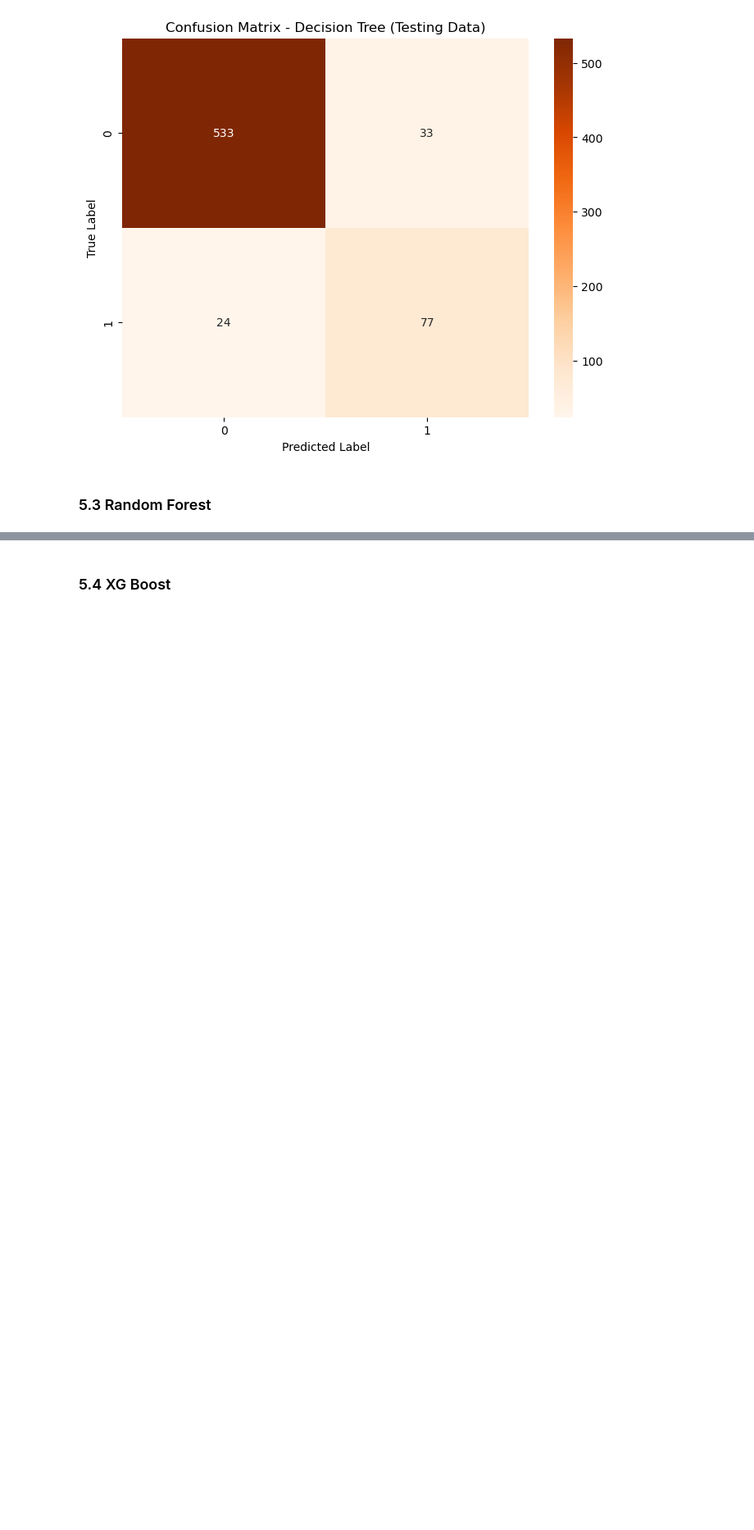
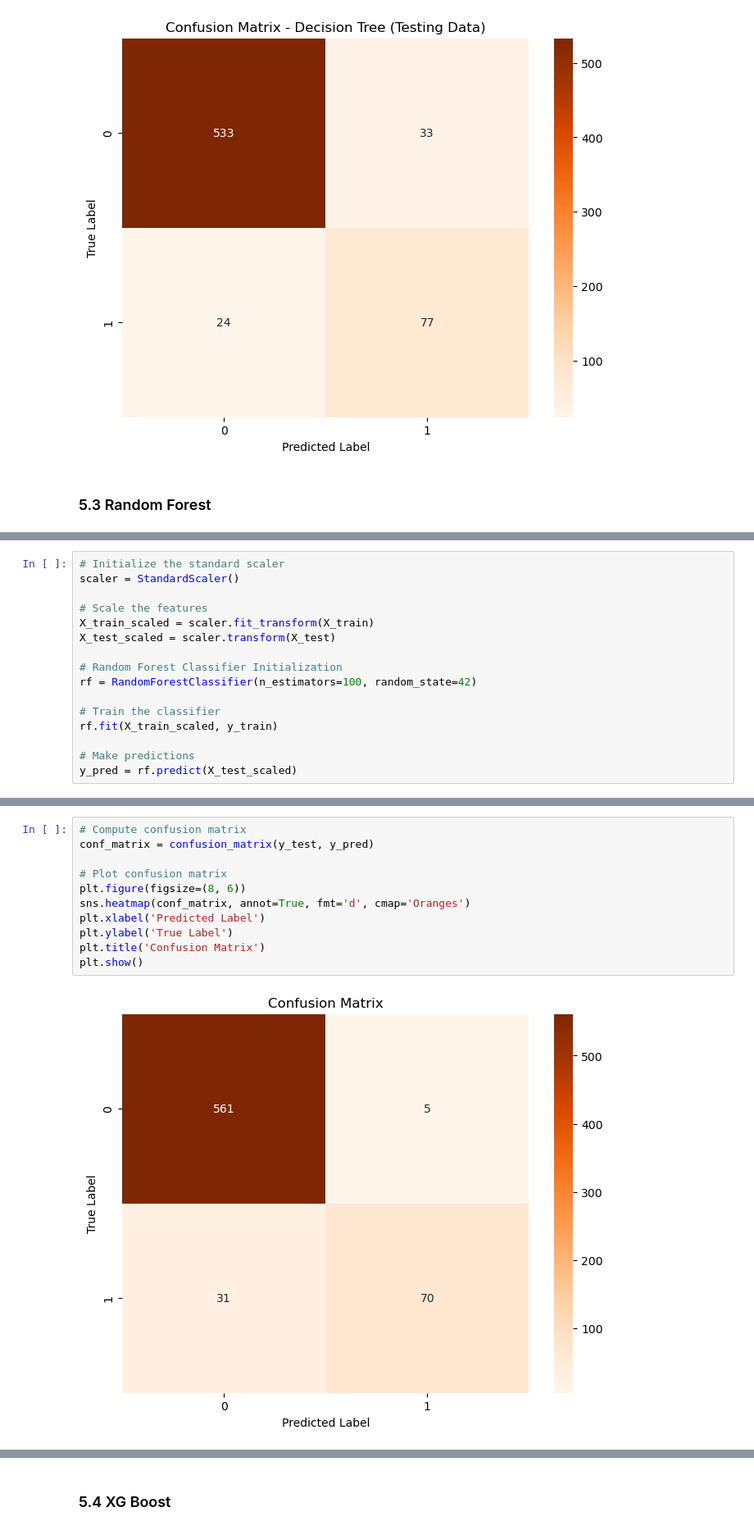
Before and after one commit to Nzuuko/Phase-3-Project, a Jupyter notebook: notebook.ipynb, the cells around one changed output, grey strips where cells are left out. Shown at 82% size. Drawn from its saved outputs; the diff is of its cells as text; blank space fills up the shorter version.

```diff
--- a/notebook.ipynb
+++ b/notebook.ipynb
@@ -840,0 +794,16 @@ print("Mean CV Accuracy:", cv_scores_rf.mean())
+# %%
+# Initialize the standard scaler
+scaler = StandardScaler()
+
+# Scale the features
+X_train_scaled = scaler.fit_transform(X_train)
+X_test_scaled = scaler.transform(X_test)
+
+# Random Forest Classifier Initialization
+rf = RandomForestClassifier(n_estimators=100, random_state=42)
+
+# Train the classifier
+rf.fit(X_train_scaled, y_train)
+
+# Make predictions
+y_pred = rf.predict(X_test_scaled)
@@ -840,0 +856,13 @@ print("Mean CV Accuracy:", cv_scores_rf.mean())
+# %%
+# Compute confusion matrix
+conf_matrix = confusion_matrix(y_test, y_pred)
+
+# Plot confusion matrix
+plt.figure(figsize=(8, 6))
+sns.heatmap(conf_matrix, annot=True, fmt='d', cmap='Oranges')
+plt.xlabel('Predicted Label')
+plt.ylabel('True Label')
+plt.title('Confusion Matrix')
+plt.show()
+# %% [output]
+[figure, added]
```
Also changed, not shown: parts of 14 cells of this notebook.
